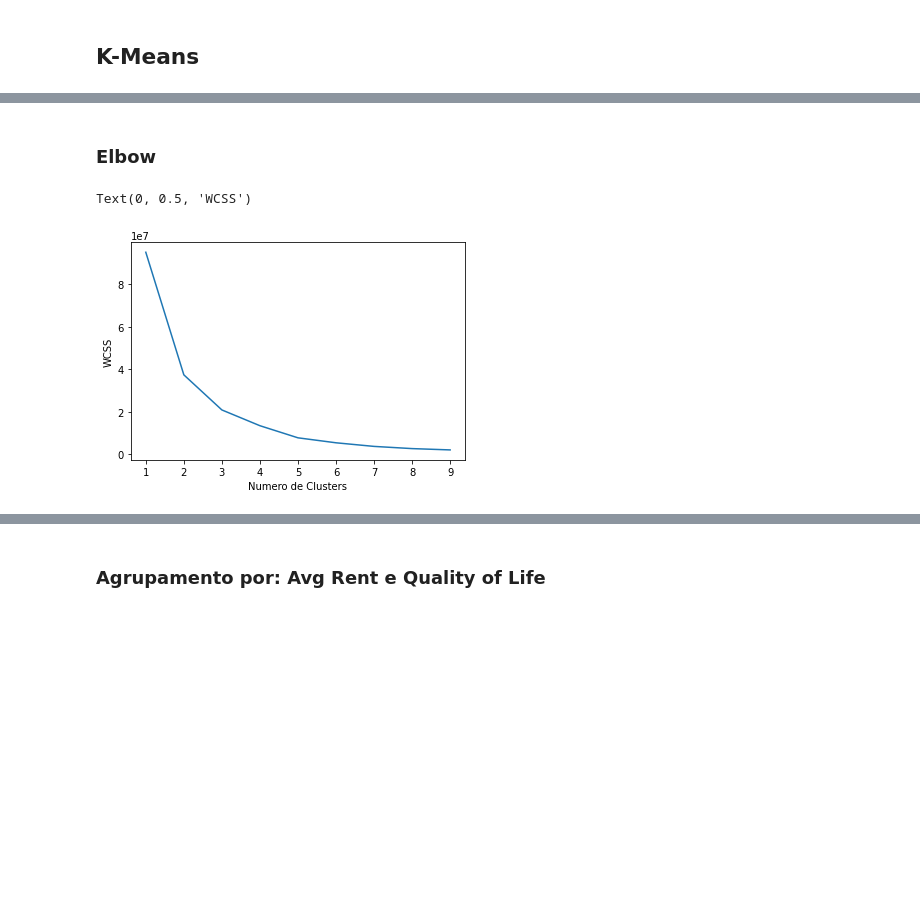
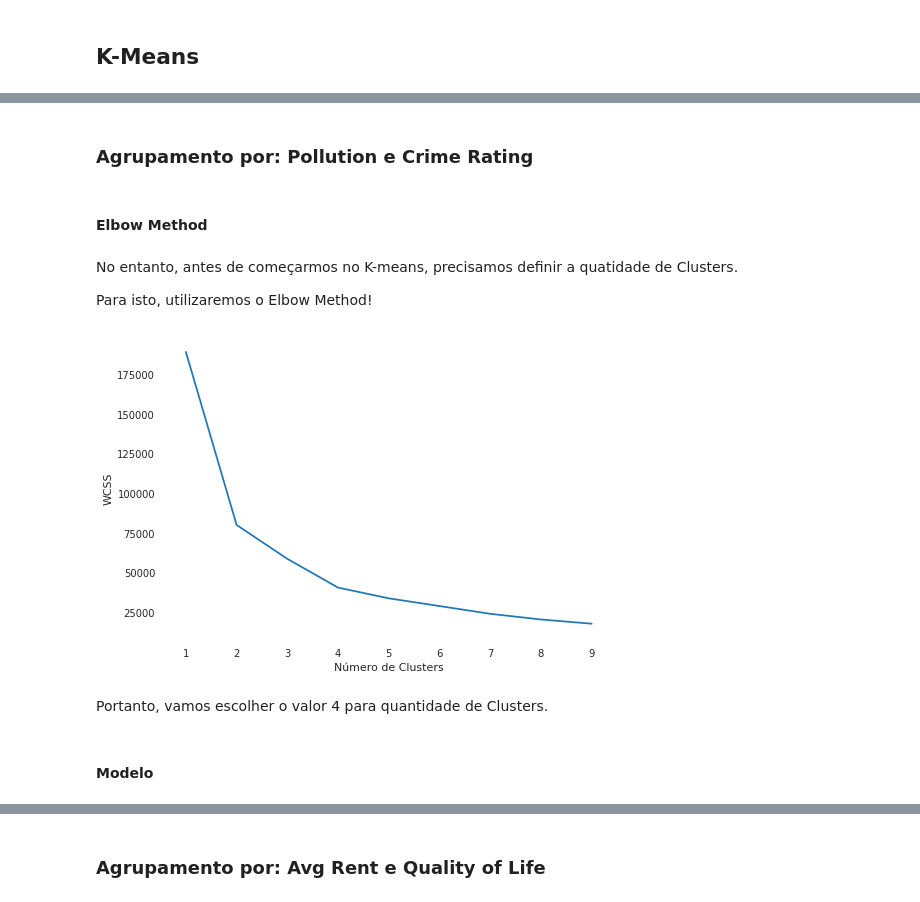
Before and after one commit to ViniciusMangueira/Data_Science, a Jupyter notebook: Movehub_Ranking.ipynb, the cells around one changed output, grey strips where cells are left out. Saved outputs shown, nothing was run; the diff lists cells and outputs as text; code cells hidden in the pictures; blank space fills up the shorter version.

```diff
--- a/Movehub_Ranking.ipynb
+++ b/Movehub_Ranking.ipynb
@@ -257,2 +269,4 @@ Assim, vemos que embora Londres esteja no topo do ranking existem cidades com um
+# %% [markdown]
+### Agrupamento por: **Pollution** e **Crime Rating**
 # %% [markdown]
-### Elbow
+#### Elbow Method
@@ -261,16 +273,26 @@ X = df_concat[['Avg Rent','Quality of Life']]
+# %% [markdown]
+No entanto, antes de começarmos no K-means, precisamos definir a quatidade de Clusters.
+
+Para isto, utilizaremos o Elbow Method!
+# %%
+# Criar um subdataset com as variáveis abaixo que vão ser analisadas futuramente
+Y = df_clean[['Pollution', 'Crime Rating']]
 # %%
-wcss = [] #Lista da distancia
-from sklearn.cluster import KMeans
+# Metodo
+wcss = []
 for i in range(1, 10):
         kmeans = KMeans(n_clusters=i, random_state=0)
-        kmeans.fit(X) #FAZ O TREINAMENTO, OU SEJA, VOCE COLOCA A BASE DE DADOS QUE VOCE DESEJA TREINAR
-        wcss.append(kmeans.inertia_) #Salva o valor da distancia entre cada dado na lista wcss
+        kmeans.fit(Y)
+        wcss.append(kmeans.inertia_)
 
 #Grafico
 import matplotlib.pyplot as plt
 plt.plot(range(1, 10), wcss)
-plt.xlabel('Numero de Clusters')
-plt.ylabel('WCSS')
+plt.xlabel('Número de Clusters')
+plt.ylabel('WCSS');
 # %% [output]
-Text(0, 0.5, 'WCSS')
-[figure, old version]
+[figure, new version]
+# %% [markdown]
+Portanto, vamos escolher o valor 4 para quantidade de Clusters.
+# %% [markdown]
+#### Modelo
```
Also changed, not shown: parts of 59 cells of this notebook.
